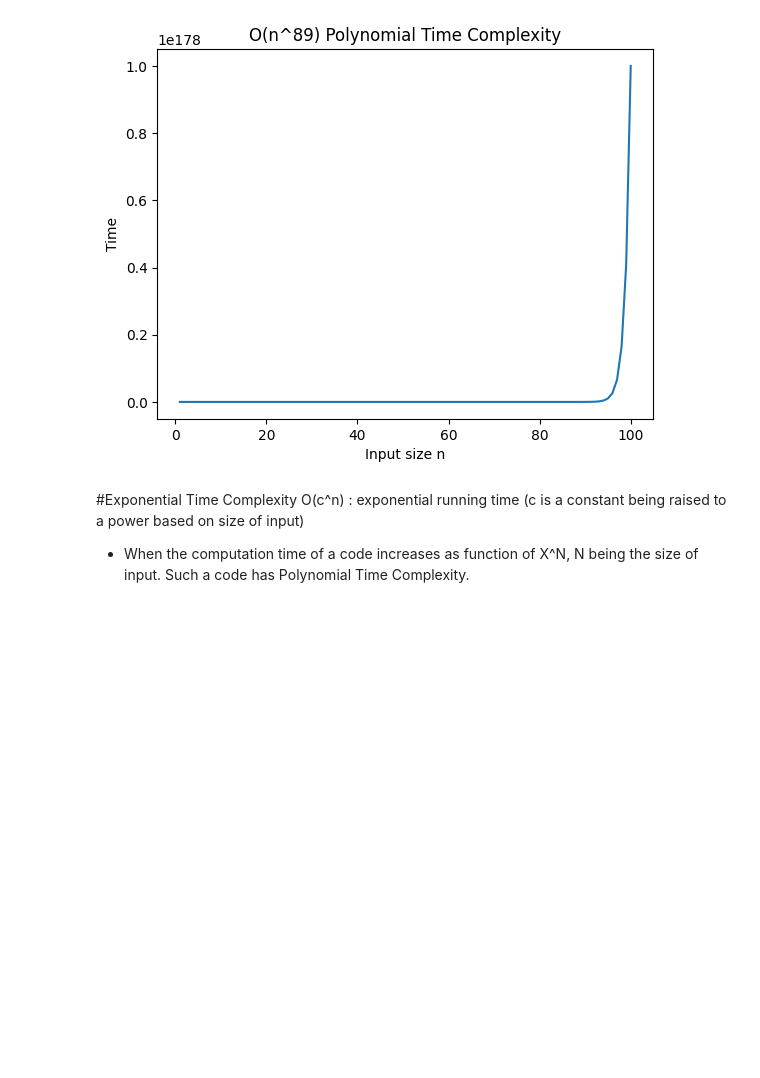
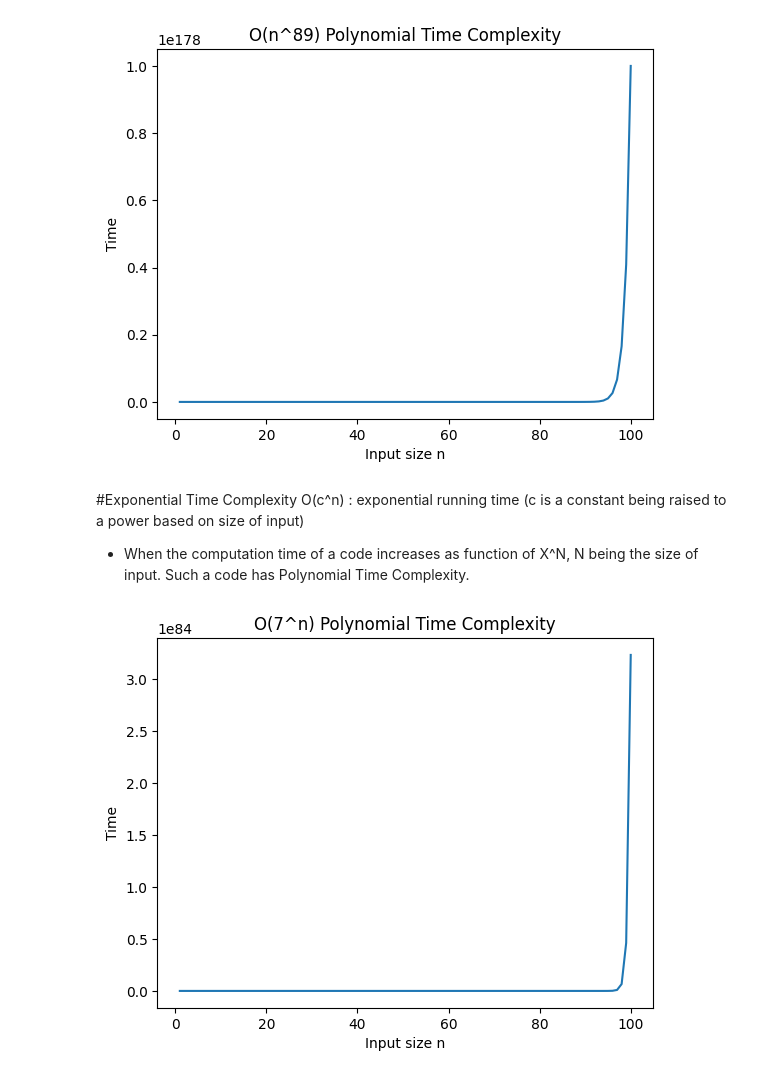
Before and after one commit to rrishabk/Algorithms, a Jupyter notebook: Lab_3.ipynb, the cells around one changed output. Saved outputs shown, nothing was run; the diff lists cells and outputs as text; code cells hidden in the pictures; blank space fills up the shorter version.

```diff
--- a/Lab_3.ipynb
+++ b/Lab_3.ipynb
@@ -220,6 +220,30 @@ plt.show()
 * When the computation time of a code increases as function of X^N, N being the size of input. Such a code has Polynomial Time Complexity.
 # %%
 # Prob_7 Take Suitable example and write function that runs in log-linear time. plot the graph as well, similar to above example
+import matplotlib.pyplot as plt
+import math
+
+def dummy(n):
+
+    return 0
+
+c = 7
+
+n_values = list(range(1, 101))
+time_values = []
+
+for n in n_values:
+    dummy(n)
+    time_values.append(c**n)
+
+plt.figure()
+plt.plot(n_values, time_values)
+plt.xlabel("Input size n")
+plt.ylabel("Time")
+plt.title(f"O({c}^n) Polynomial Time Complexity")
+plt.show()
+# %% [output]
+[figure, added]
 # %% [markdown]
 #Importing required packages. plot graph similar to given figure
 
```
